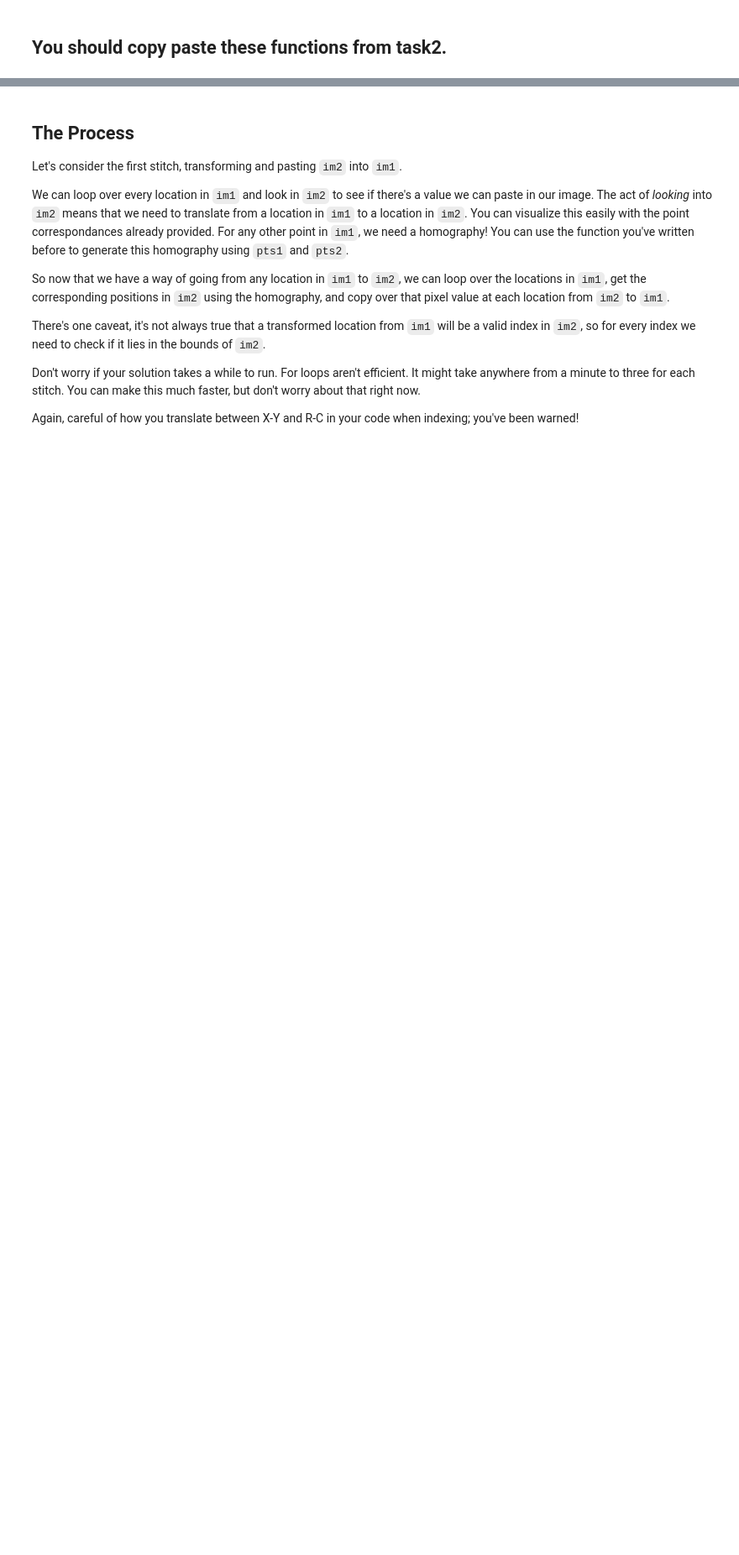
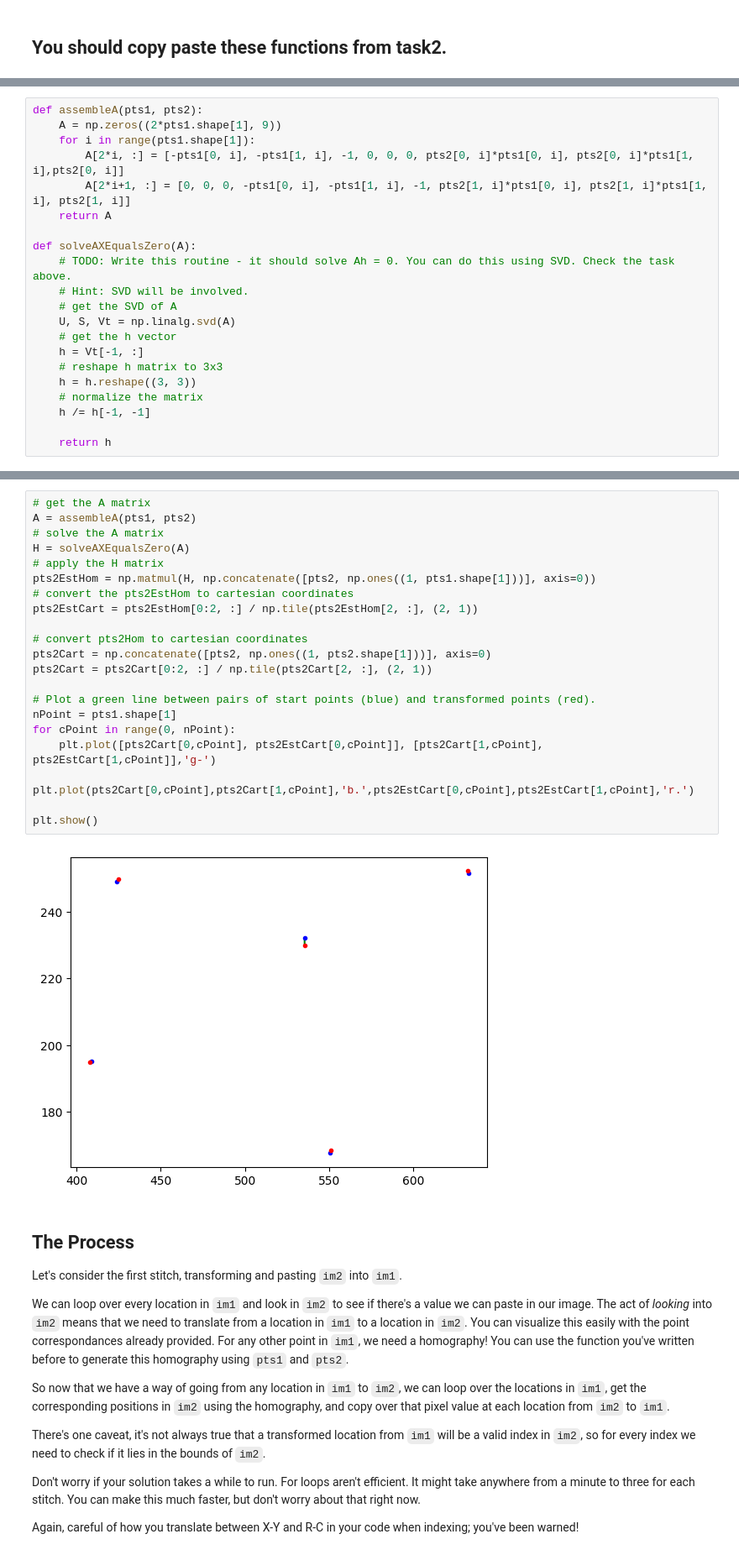
Before and after one commit to Xiaozong-ZHAO/CV-Sensing, a Jupyter notebook: labs/Lab3.ipynb, the cells around one changed output, grey strips where cells are left out. Shown at 84% size. Saved outputs shown, nothing was run; the diff lists cells and outputs as text; blank space fills up the shorter version.

Commit message:
Task 3 nearly finished

```diff
--- a/labs/Lab3.ipynb
+++ b/labs/Lab3.ipynb
@@ -611,3 +604,24 @@ Error:
+# %%
+def assembleA(pts1, pts2):
+    A = np.zeros((2*pts1.shape[1], 9))
+    for i in range(pts1.shape[1]):
+        A[2*i, :] = [-pts1[0, i], -pts1[1, i], -1, 0, 0, 0, pts2[0, i]*pts1[0, i], pts2[0, i]*pts1[1, i],pts2[0, i]]
+        A[2*i+1, :] = [0, 0, 0, -pts1[0, i], -pts1[1, i], -1, pts2[1, i]*pts1[0, i], pts2[1, i]*pts1[1, i], pts2[1, i]]
+    return A
+
+def solveAXEqualsZero(A):
+    # TODO: Write this routine - it should solve Ah = 0. You can do this using SVD. Check the task above.
+    # Hint: SVD will be involved.
+    # get the SVD of A
+    U, S, Vt = np.linalg.svd(A)
+    # get the h vector
+    h = Vt[-1, :]
+    # reshape h matrix to 3x3
+    h = h.reshape((3, 3))
+    # normalize the matrix
+    h /= h[-1, -1]
+
+    return h
 # %%
 def calcBestHomography(pts1Cart, pts2Cart):
 
@@ -641,3 +654,26 @@ Error:
+# %%
+# get the A matrix
+A = assembleA(pts1, pts2)
+# solve the A matrix
+H = solveAXEqualsZero(A)
+# apply the H matrix
+pts2EstHom = np.matmul(H, np.concatenate([pts2, np.ones((1, pts1.shape[1]))], axis=0))
+# convert the pts2EstHom to cartesian coordinates
+pts2EstCart = pts2EstHom[0:2, :] / np.tile(pts2EstHom[2, :], (2, 1))
+
+# convert pts2Hom to cartesian coordinates
+pts2Cart = np.concatenate([pts2, np.ones((1, pts2.shape[1]))], axis=0)
+pts2Cart = pts2Cart[0:2, :] / np.tile(pts2Cart[2, :], (2, 1))
+
+# Plot a green line between pairs of start points (blue) and transformed points (red).
+nPoint = pts1.shape[1]
+for cPoint in range(0, nPoint):
+    plt.plot([pts2Cart[0,cPoint], pts2EstCart[0,cPoint]], [pts2Cart[1,cPoint], pts2EstCart[1,cPoint]],'g-')
+    plt.plot(pts2Cart[0,cPoint],pts2Cart[1,cPoint],'b.',pts2EstCart[0,cPoint],pts2EstCart[1,cPoint],'r.')
+
+plt.show()
+# %% [output]
+[figure, added]
 # %% [markdown]
 ## The Process
 
```
Also changed, not shown: parts of 6 cells of this notebook.
